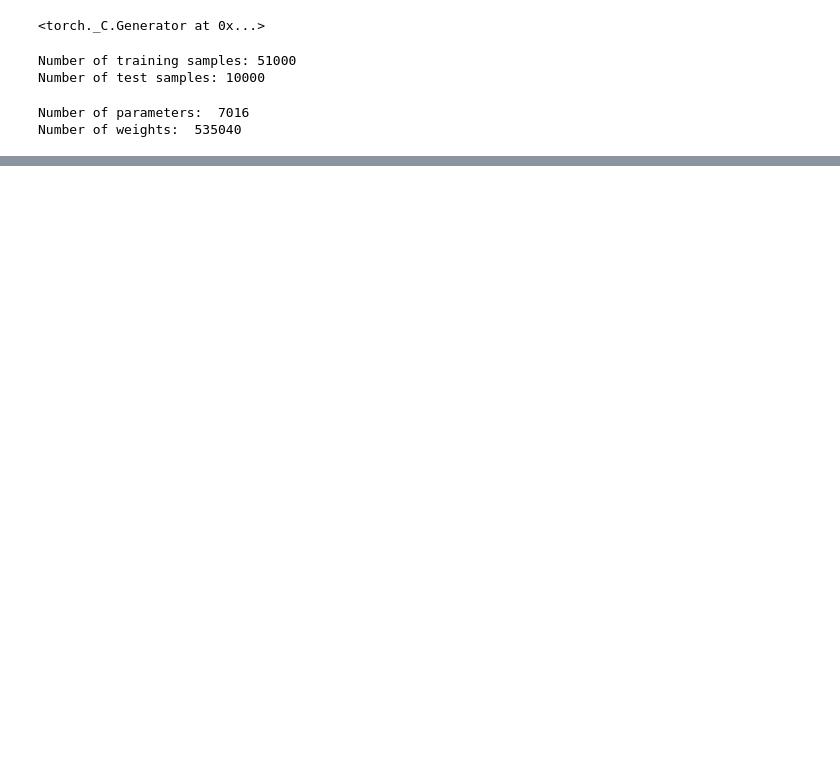
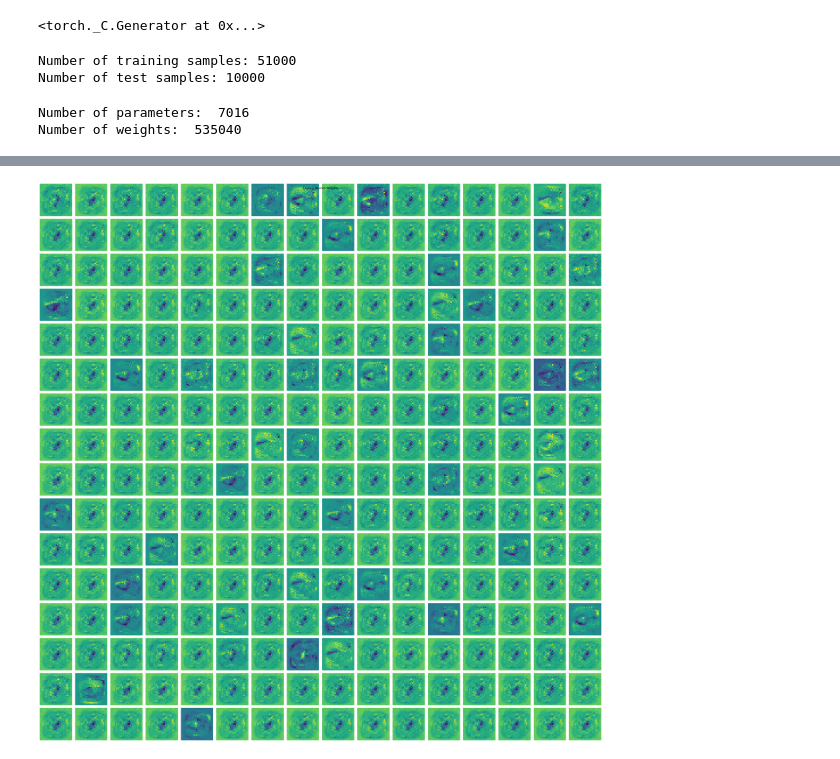
Before and after one commit to ndr09/SBM, a Jupyter notebook: test_mnist.ipynb, the cells around one changed output, grey strips where cells are left out. Cells and saved outputs as stored; diff of their text form; code cells hidden in the pictures; blank space fills up the shorter version.

```diff
--- a/test_mnist.ipynb
+++ b/test_mnist.ipynb
@@ -112,32 +219,14 @@ train = True
 
 if train:
      # train the model with backprop
-     train_loss, val_loss, test_loss, train_accuracy, val_accuracy, test_accuracy = model.train_loop(
-          optimizer, loss_fn, train_loader, val_loader, test_loader, epochs=5, scheduler=scheduler, log=False
+     train_loss, val_loss, test_loss, train_accuracy, val_accuracy, test_accuracy, confusion_matrix = model.train_loop(
+          optimizer, loss_fn, train_loader, val_loader, test_loader, epochs=10, log=False, #scheduler=scheduler,
      )
      # save the model
      torch.save(model.state_dict(), "hebbian_mnist.pt")
 
-     # plot the results
-     fig, axs = plt.subplots(1, 2, figsize=(10, 3))
+     plot_val_train_loss(train_loss, val_loss, train_accuracy, val_accuracy)
 
-     # Plot loss
-     axs[0].plot(train_loss, label="train")
-     axs[0].plot(val_loss, label="val")
-     axs[0].legend()
-     axs[0].set_title("Loss")
-
-     # Plot accuracy
-     axs[1].plot(train_accuracy, label="train")
-     axs[1].plot(val_accuracy, label="val")
-     axs[1].legend()
-     axs[1].set_title("Accuracy")
-
-     # Adjust layout
-     plt.tight_layout()
-
-     # Show the plots
-     plt.show()
 
      # print the test results
      print(f"Test accuracy: {test_accuracy}")
@@ -145,4 +234,6 @@ if train:
 
      print_weights(model)
      print_ABCD(model)
+
+     print_confusion_matrix(confusion_matrix)
 # %% [output]
@@ -154,3 +241,7 @@ Test loss: 0.0001981174244600184
+# %%
+visualize_first_layer_weights(model.layers)
+# %% [output]
+[figure, added]
 # %%
 # laod the model
 model = HebbianNetworkClassifier(model_size, device=device, init="uni", dropout=0.1)
```
Also changed, not shown: parts of 19 cells of this notebook, 5 other files.
